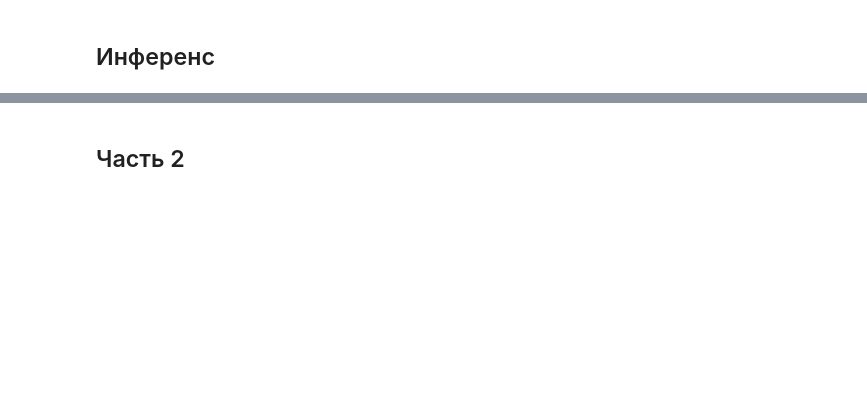
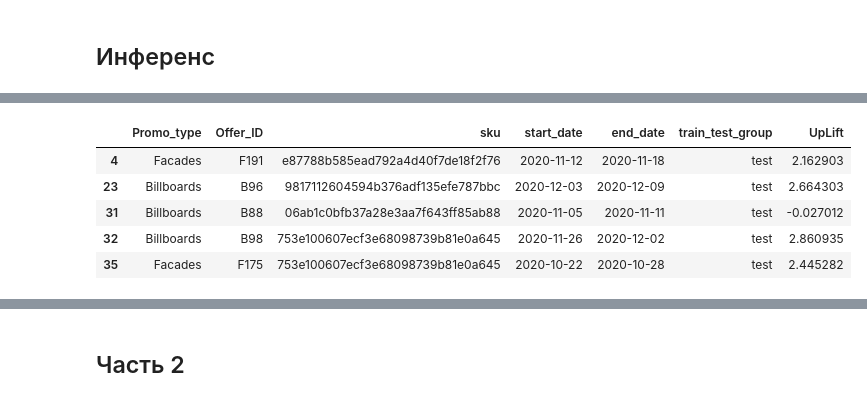
Before and after one commit to GhostPandaGP/lenta_hack, a Jupyter notebook: our_solve.ipynb, the cells around one changed output, grey strips where cells are left out. Saved outputs shown, nothing was run; the diff lists cells and outputs as text; code cells hidden in the pictures; blank space fills up the shorter version.

```diff
--- a/our_solve.ipynb
+++ b/our_solve.ipynb
@@ -787,0 +832,3 @@ t_prediction.to_csv(config.root.parent / "sasha/ready_pipeline07.csv")
+# %%
+# mean_uplift = np.mean(data_uplift.UpLift); mean_uplift
+quant = data_uplift.UpLift.quantile(.5); quant
@@ -787,0 +837,5 @@ t_prediction.to_csv(config.root.parent / "sasha/ready_pipeline07.csv")
+# %%
+prediction = pd.read_csv(config.root.parent / "sasha/ready_pipeline14.csv")
+minus = prediction[prediction.UpLift <= quant]
+print(minus.shape)
+minus.head()
@@ -787,0 +852,2 @@ t_prediction.to_csv(config.root.parent / "sasha/ready_pipeline07.csv")
+# %%
+sub_data_offers = data_offers.query(f"`Offer_ID` in {offer_id}"); sub_data_offers.head()
@@ -787,0 +861,9 @@ t_prediction.to_csv(config.root.parent / "sasha/ready_pipeline07.csv")
+# %%
+sub_data_offers = sub_data_offers.join(minus.set_index("Offer_ID"), on="Offer_ID"); sub_data_offers.head()
+# %% [output]
+|  | Promo_type | Offer_ID | sku | start_date | end_date | train_test_group | UpLift |
+| 4 | Facades | F191 | e87788b585ead792a4d40f7de18f2f76 | 2020-11-12 | 2020-11-18 | test | 2.162903 |
+| 23 | Billboards | B96 | 9817112604594b376adf135efe787bbc | 2020-12-03 | 2020-12-09 | test | 2.664303 |
+| 31 | Billboards | B88 | 06ab1c0bfb37a28e3aa7f643ff85ab88 | 2020-11-05 | 2020-11-11 | test | -0.027012 |
+| 32 | Billboards | B98 | 753e100607ecf3e68098739b81e0a645 | 2020-11-26 | 2020-12-02 | test | 2.860935 |
+| 35 | Facades | F175 | 753e100607ecf3e68098739b81e0a645 | 2020-10-22 | 2020-10-28 | test | 2.445282 |
```
Also changed, not shown: parts of 60 cells of this notebook.
